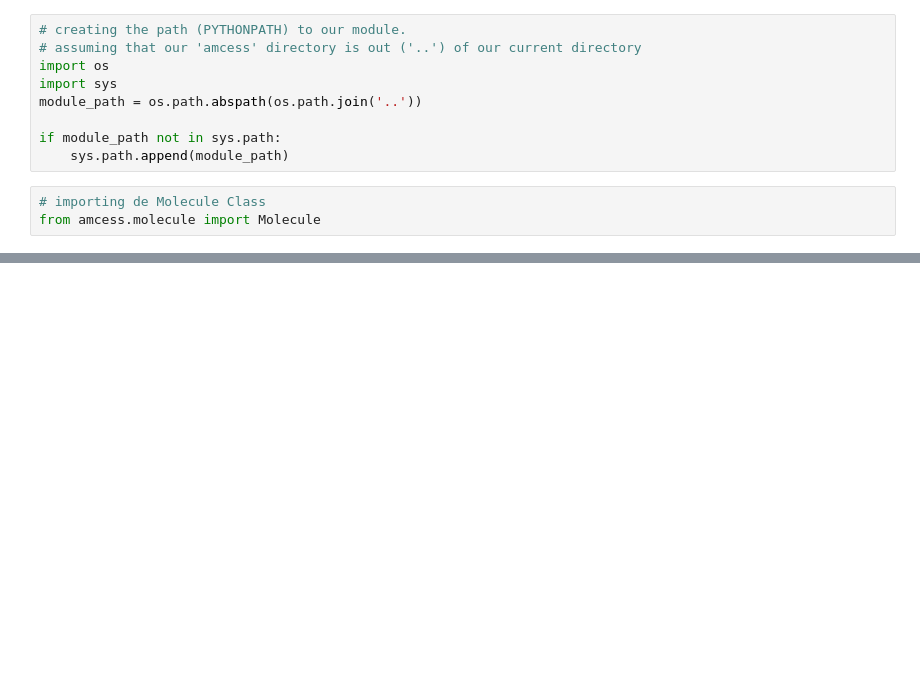
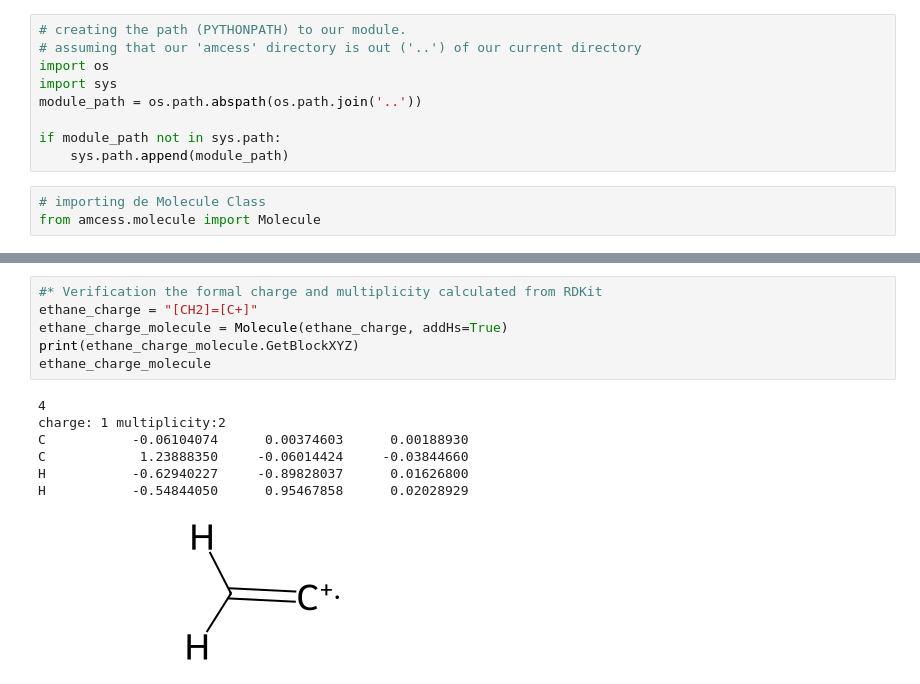
Before and after one commit to e-florez/amcess, a Jupyter notebook: workflow/08_rdkit.ipynb, the cells around one changed output, grey strips where cells are left out. Saved outputs shown, nothing was run; the diff lists cells and outputs as text; blank space fills up the shorter version.

```diff
--- a/workflow/08_rdkit.ipynb
+++ b/workflow/08_rdkit.ipynb
@@ -12,0 +112,14 @@ from amcess.molecule import Molecule
+# %%
+#* Verification the formal charge and multiplicity calculated from RDKit
+ethane_charge = "[CH2]=[C+]"
+ethane_charge_molecule = Molecule(ethane_charge, addHs=True)
+print(ethane_charge_molecule.GetBlockXYZ)
+ethane_charge_molecule
+# %% [output]
+4
+charge: 1 multiplicity:2
+C           -0.06104074      0.00374603      0.00188930
+C            1.23888350     -0.06014424     -0.03844660
+H           -0.62940227     -0.89828037      0.01626800
+H           -0.54844050      0.95467858      0.02028929
+[figure, added]
```
Also changed, not shown: parts of 20 cells of this notebook, 2 other files.
